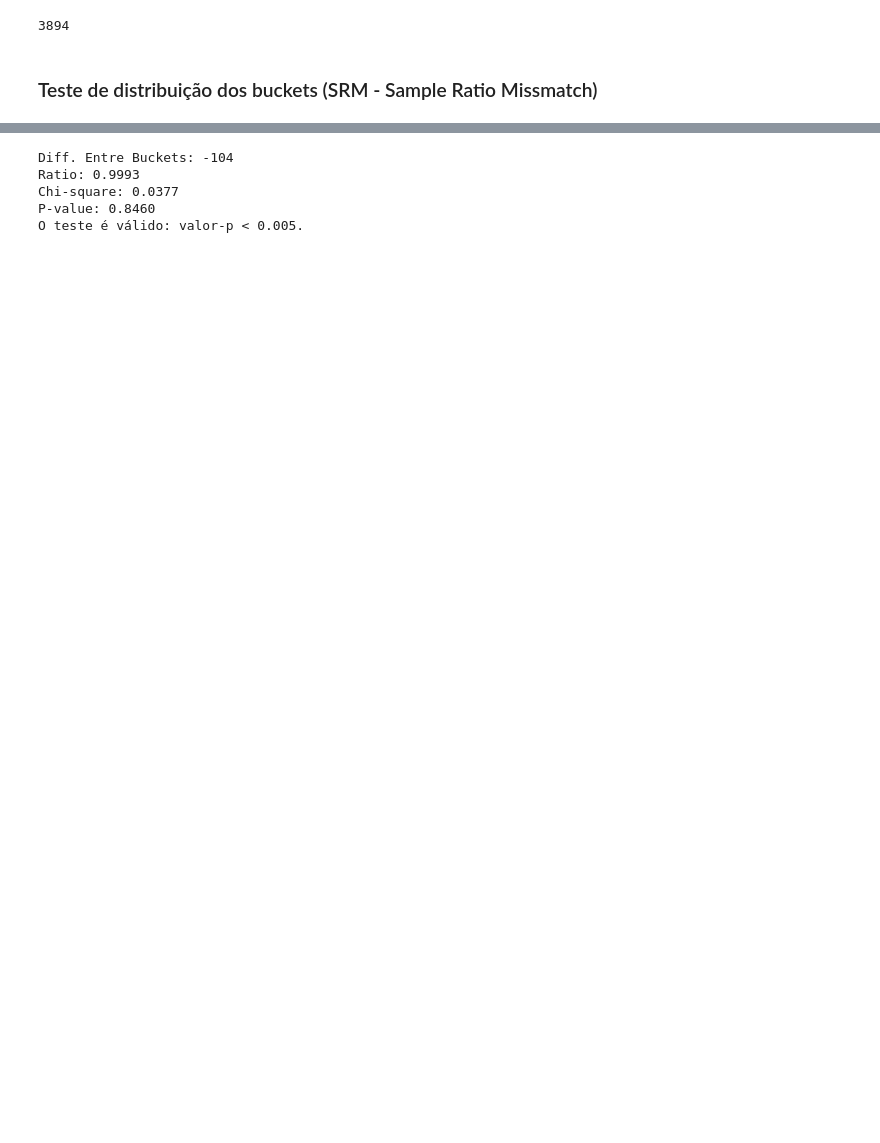
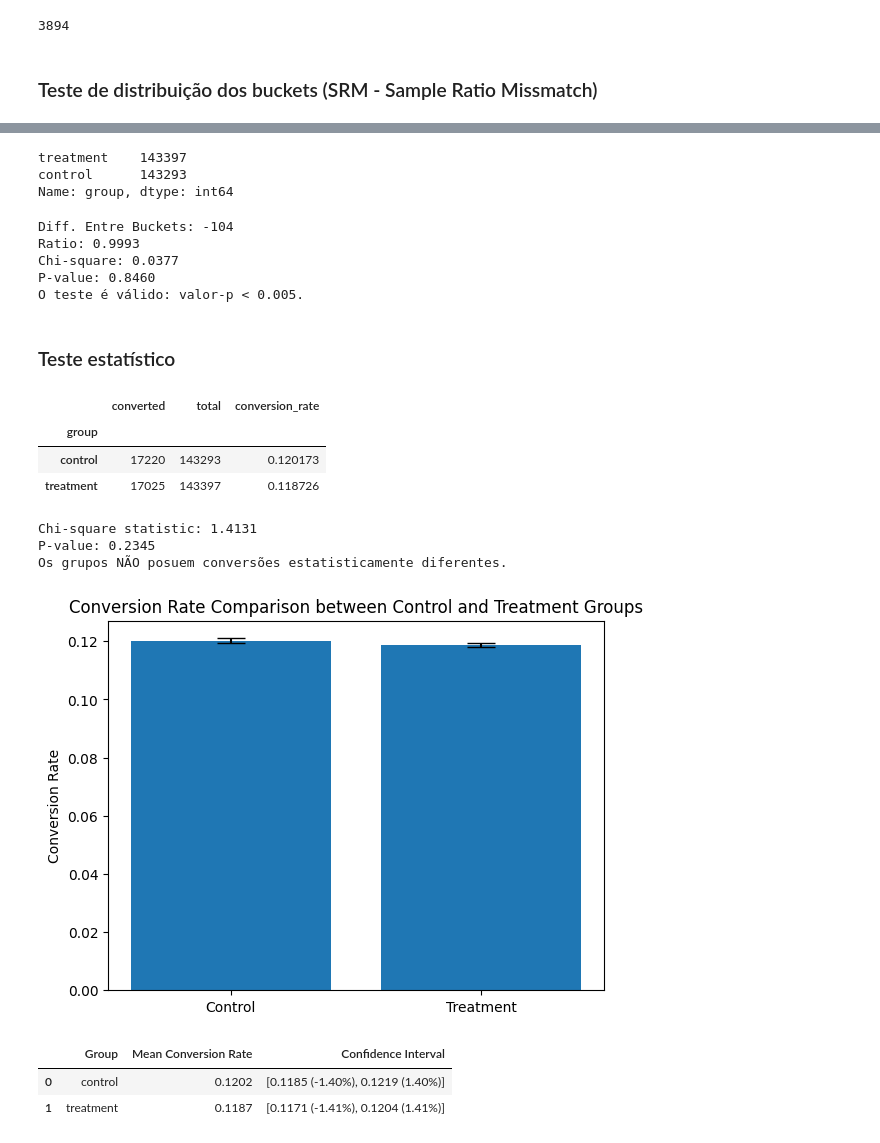
Before and after one commit to matheusbuniotto/ab-test-analytics, a Jupyter notebook: analysis.ipynb, the cells around one changed output, grey strips where cells are left out. Saved outputs shown, nothing was run; the diff lists cells and outputs as text; code cells hidden in the pictures; blank space fills up the shorter version.

Commit message:
inicio das validações dos testes, criação e teste das funções. wip

```diff
--- a/analysis.ipynb
+++ b/analysis.ipynb
@@ -80,2 +78,8 @@ ab_df_uniques = ab_df[ab_df["user_id"].isin(ids_duplicados) == False]
+# %%
+### Cria novo dataframe sem os usuários duplicados
+ab_df_uniques = ab_df[ab_df["user_id"].isin(ids_duplicados) == False]
+
+### Remove colunas desnecessárias
+ab_df_uniques = ab_df_uniques.drop(columns="timestamp")
 # %% [markdown]
 ### Teste de distribuição dos buckets (SRM - Sample Ratio Missmatch)
@@ -88,2 +86,9 @@ Name: group, dtype: int64
+# %%
+### Checagem inicial do balanceamento dos buckets após o tratamento de duplicados
+ab_df_uniques['group'].value_counts()
+# %% [output]
+treatment    143397
+control      143293
+Name: group, dtype: int64
 # %%
 control_count = ab_df_uniques.query("group == 'control'")['user_id'].count()
@@ -97,3 +101,26 @@ Ratio: 0.9993
 Chi-square: 0.0377
 P-value: 0.8460
 O teste é válido: valor-p < 0.005.
+# %% [markdown]
+### Teste estatístico
+# %%
+ab_summary = ab_df_uniques.pivot_table(values='converted', index='group', aggfunc=np.sum)
+# add additional columns to the pivot table
+ab_summary['total'] = ab_df_uniques.pivot_table(values='converted', index='group', aggfunc=lambda x: len(x))
+ab_summary['conversion_rate'] = ab_df_uniques.pivot_table(values='converted', index='group')
+ab_summary
+# %% [output]
+|  | converted | total | conversion_rate |
+| group |  |  |  |
+| control | 17220 | 143293 | 0.120173 |
+| treatment | 17025 | 143397 | 0.118726 |
+# %%
+perform_ab_test_analysis(ab_df_uniques)
+# %% [output]
+Chi-square statistic: 1.4131
+P-value: 0.2345
+Os grupos NÃO posuem conversões estatisticamente diferentes.
+[figure, added]
+|  | Group | Mean Conversion Rate | Confidence Interval |
+| 0 | control | 0.1202 | [0.1185 (-1.40%), 0.1219 (1.40%)] |
+| 1 | treatment | 0.1187 | [0.1171 (-1.41%), 0.1204 (1.41%)] |
```
Also changed, not shown: parts of 9 cells of this notebook, 2 other files.
